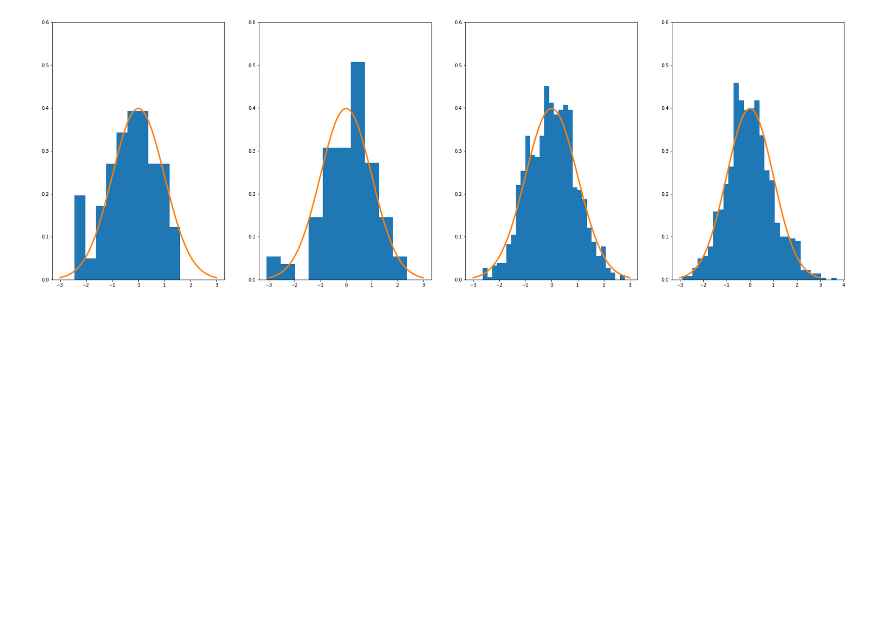
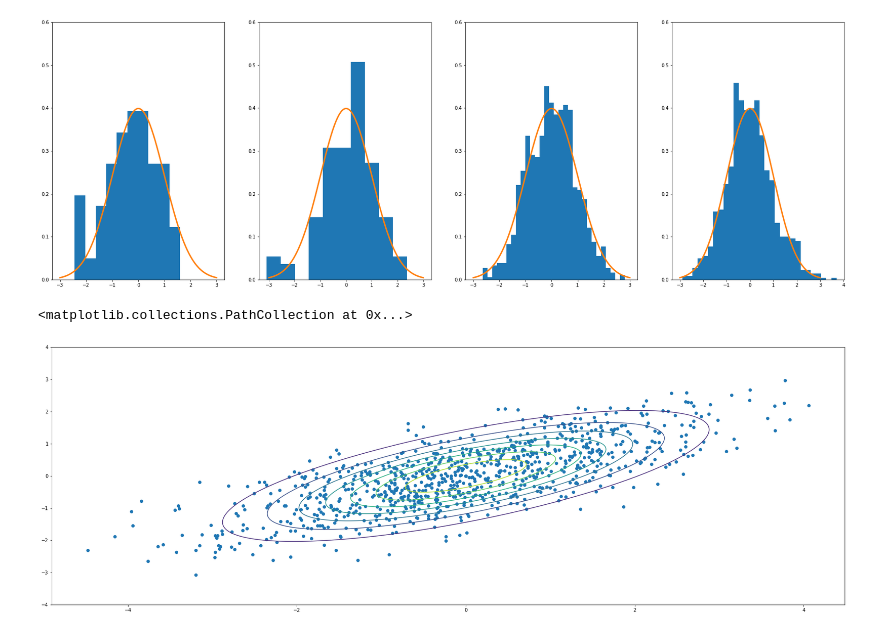
Before and after one commit to IverMartinsen/Tutorials, a Jupyter notebook: metropolis-hastings.ipynb, the cells around one changed output. Saved outputs shown, nothing was run; the diff lists cells and outputs as text; code cells hidden in the pictures; blank space fills up the shorter version.

```diff
--- a/metropolis-hastings.ipynb
+++ b/metropolis-hastings.ipynb
@@ -47,3 +47,34 @@ for ax in axes.flatten():
 plt.show()
 # %% [output]
 [figure]
+# %%
+size = 1000
+
+burn_length = 100
+
+x = np.zeros(size + burn_length)
+y = np.zeros(size + burn_length)
+
+x[0] = np.random.normal(loc=0)
+
+for i in range(size):
+    y[i] = np.random.normal(loc=x[i])
+    x[i] = np.random.normal(loc=y[i])
+
+x = x[burn_length:]
+y = y[burn_length:]
+# %%
+plt.rcParams['figure.figsize'] = [30, 10]
+
+X = np.linspace(-4, 4, 1000)
+Y = np.linspace(-4, 4, 1000)
+X, Y = np.meshgrid(X, Y)
+np.dstack((X, Y))
+Z = multivariate_normal(mean=(0, 0), cov=[[2, 1], [1, 1]]).pdf(np.dstack((X, Y)))
+
+
+plt.contour(X, Y, Z)
+plt.scatter(x, y)
+# %% [output]
+<matplotlib.collections.PathCollection at 0x...>
+[figure, added]
```
Also changed, not shown: parts of 2 cells of this notebook.
